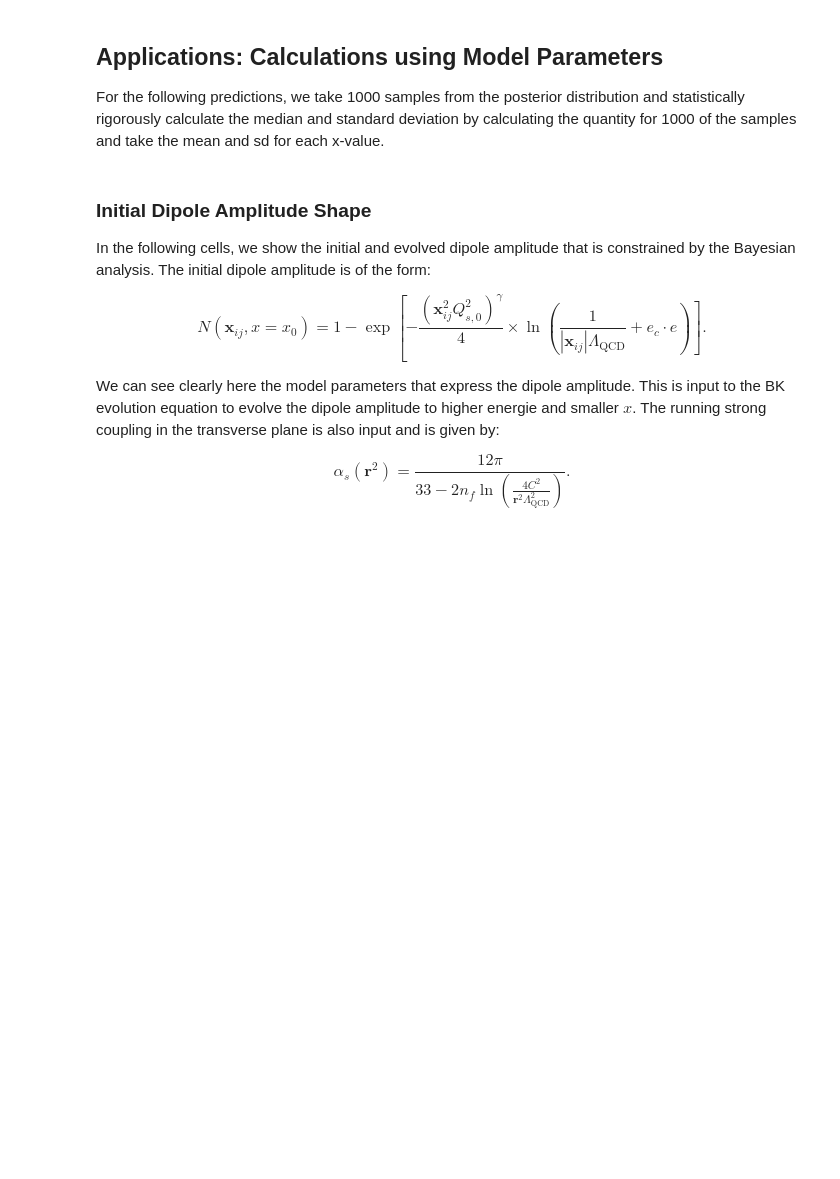
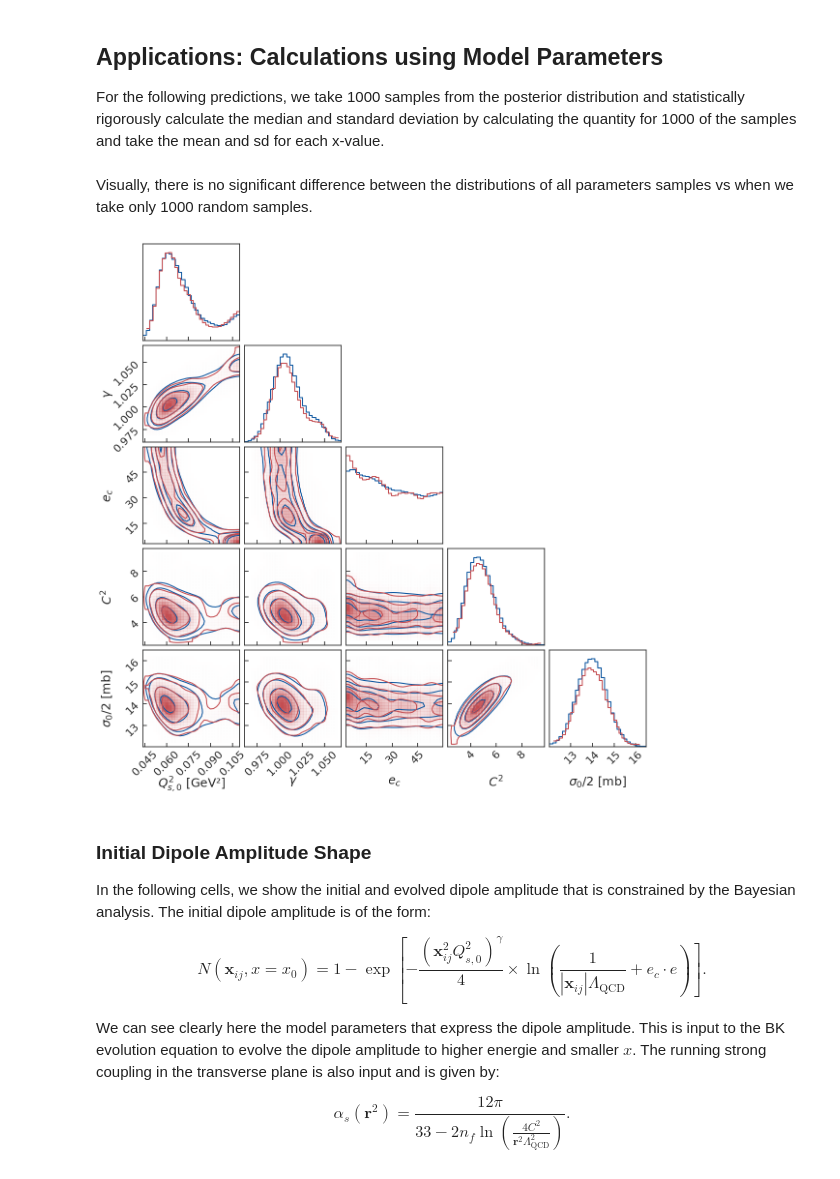
Before and after one commit to camcasuga/BayesianBK_results, a Jupyter notebook: analysis.ipynb, the cells around one changed output. Drawn from its saved outputs; the diff is of its cells as text; code cells hidden in the pictures; blank space fills up the shorter version.

```diff
--- a/analysis.ipynb
+++ b/analysis.ipynb
@@ -305,3 +307,11 @@ gammas = theta_post_1000[:, 1] if model_ == "mv5" else np.ones(n)
+# %% [markdown]
+Visually, there is no significant difference between the distributions of all parameters samples vs when we take only 1000 random samples.
+# %%
+fig2, corner = plot_1corner(theta_post_all, param_names, color_= '#0b559f')
+plot_corner_tocompare(theta_post_1000, fig2, corner, color_ = 'r')
+fig2.savefig("plots/{}_{}_corner_allvs1000samples.pdf".format(model_, correlated_str), bbox_inches='tight')
+# %% [output]
+[figure, added]
 # %%
 model_to_comp = "mv5" if model_ == "mve" else "mve"
 paramsamples_tocomp = np.vstack(np.loadtxt("data/{}/{}/theta_all.dat".format(model_to_comp, correlated_str), unpack=True)).T
```
Also changed, not shown: parts of 7 cells of this notebook, 14 other files.
